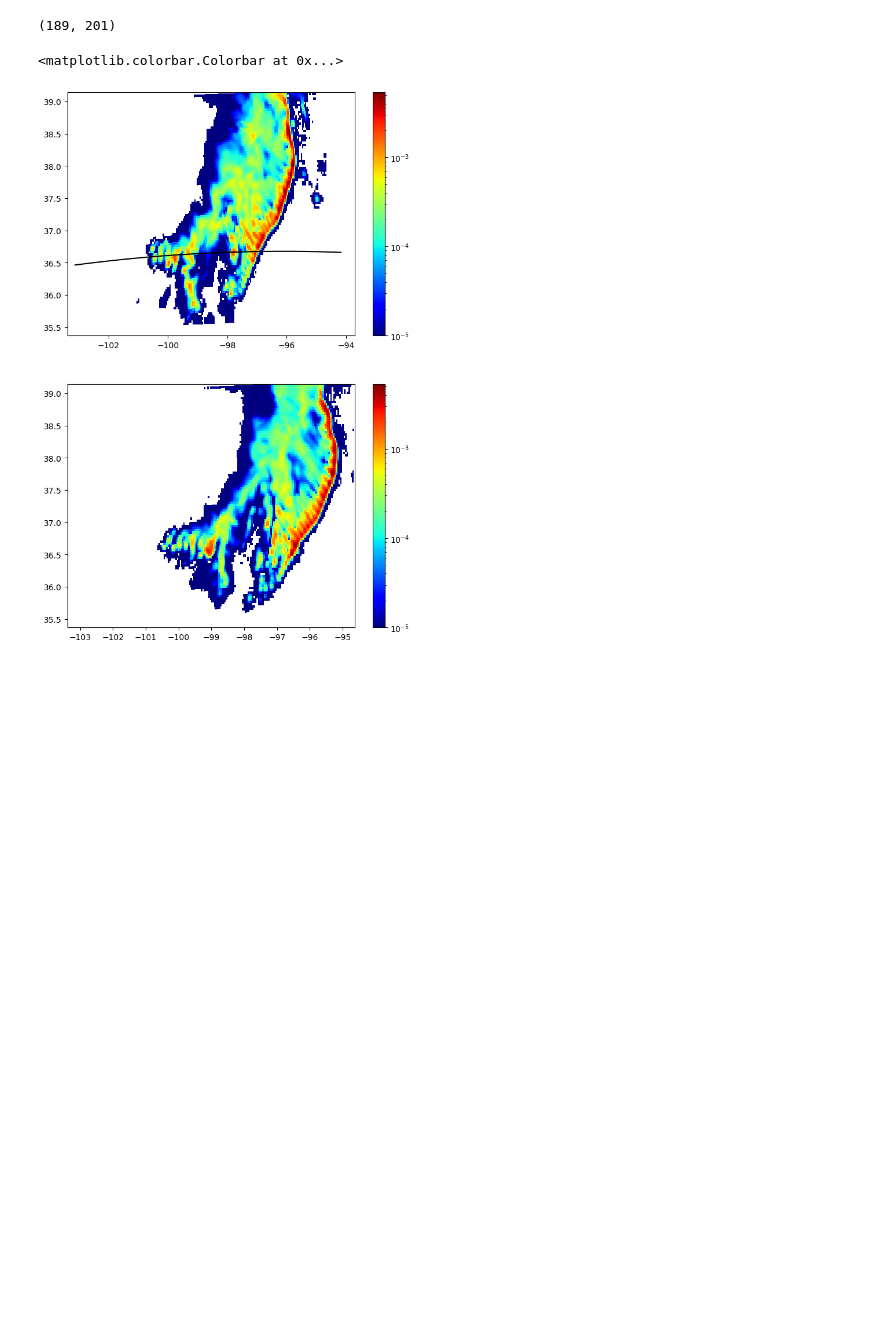
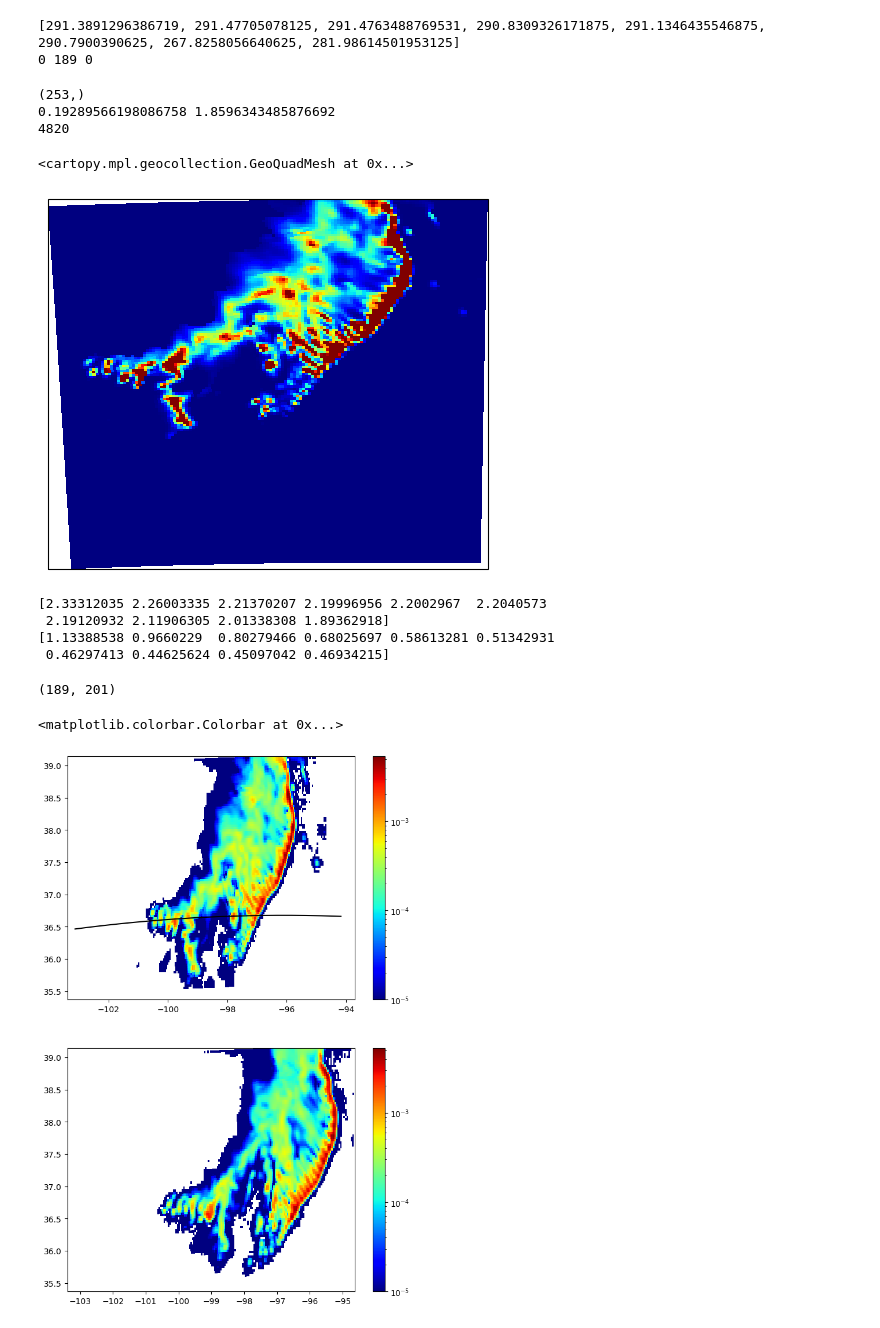
Before and after one commit to mgrecu35/tbDeconv, a Jupyter notebook: readWRF_P3.ipynb, the cells around one changed output. Cells and saved outputs as stored; diff of their text form; code cells hidden in the pictures; blank space fills up the shorter version.

```diff
--- a/readWRF_P3.ipynb
+++ b/readWRF_P3.ipynb
@@ -130,3 +209,50 @@ for i,j in zip(a[0],a[1]):
+# %%
+import xarray as xr
+
+kext3D=xr.DataArray(np.array(kext3D),dims=['nz','ny','nx','nfreq'],coords={'nfreq':[10.65,18.7,23.8,35.5,89,166,186,190],'ny':np.arange(ny),'nx':np.arange(nx),'nz':np.arange(nz80)})
+salb3D=xr.DataArray(np.array(salb3D),dims=['nz','ny','nx','nfreq'],coords={'nfreq':[10.65,18.7,23.8,35.5,89,166,186,190],'ny':np.arange(ny),'nx':np.arange(nx),'nz':np.arange(nz80)})
+asym3D=xr.DataArray(np.array(asym3D),dims=['nz','ny','nx','nfreq'],coords={'nfreq':[10.65,18.7,23.8,35.5,89,166,186,190],'ny':np.arange(ny),'nx':np.arange(nx),'nz':np.arange(nz80)})
+t3D=xr.DataArray(np.array(t3D),dims=['nz1','ny','nx'],coords={'ny':np.arange(ny),'nx':np.arange(nx),'nz1':np.arange(nz80+1)})
+
+piaKu2D=xr.DataArray(np.array(piaKu2D),dims=['ny','nx'],coords={'ny':np.arange(ny),'nx':np.arange(nx)})
+piaKa2D=xr.DataArray(np.array(piaKa2D),dims=['ny','nx'],coords={'ny':np.arange(ny),'nx':np.arange(nx)})
+xlon2D=xr.DataArray(np.array(xlon),dims=['ny','nx'],coords={'ny':np.arange(ny),'nx':np.arange(nx)})
+xlat2D=xr.DataArray(np.array(xlat),dims=['ny','nx'],coords={'ny':np.arange(ny),'nx':np.arange(nx)})
+#zKuSim=xr.DataArray(np.array(zKuSim),dims=['nz','ny','nx'],coords={'ny':np.arange(ny),'nx':np.arange(nx),'nz':np.arange(nz80)})
+#zKaSim=xr.DataArray(np.array(zKaSim),dims=['nz','ny','nx'],coords={'ny':np.arange(ny),'nx':np.arange(nx),'nz':np.arange(nz80)})
+#zKu_true=xr.DataArray(np.array(zKu_true),dims=['nz','ny','nx'],coords={'ny':np.arange(ny),'nx':np.arange(nx),'nz':np.arange(nz80)})
+#zKa_true=xr.DataArray(np.array(zKa_true),dims=['nz','ny','nx'],coords={'ny':np.arange(ny),'nx':np.arange(nx),'nz':np.arange(nz80)})
+
+ds=xr.Dataset({'kext':kext3D,'salb':salb3D,'asym':asym3D,'t':t3D,'piaKu':piaKu2D,'piaKa':piaKa2D,'xlon':xlon2D,'xlat':xlat2D})#,'zKuSim':zKuSim,'zKaSim':zKaSim,#'zKu_true':zKu_true,'zKa_true':zKa_true})
+#'zKuSim':{'zlib':True,'complevel':5},'zKaSim':{'zlib':True,'complevel':5},'zKu_true':{'zlib':True,'complevel':5},'zKa_true':{'zlib':True,'complevel':5}
+
+ds.to_netcdf('WRF_MCS_20180625_07:00_%2.2i.nc'%it,encoding={'kext':{'zlib':True,'complevel':5},'salb':{'zlib':True,'complevel':5},'asym':{'zlib':True,'complevel':5},'t':{'zlib':True,'complevel':5},'piaKu':{'zlib':True,'complevel':5},'piaKa':{'zlib':True,'complevel':5}})
+# %%
+print(tboutL)
+print(k1,j,i)
+# %% [output]
+[291.3891296386719, 291.47705078125, 291.4763488769531, 290.8309326171875, 291.1346435546875, 290.7900390625, 267.8258056640625, 281.98614501953125]
+0 189 0
+# %%
+print(lkTables.dms.shape)
+print(piaKu,piaKa)
+print(len(a[0]))
+ax=plt.axes(projection=ccrs.PlateCarree())
+plt.pcolormesh(xlon[40:,50:190],xlat[40:,50:190],piaKu2D[40:,50:190],cmap='jet',vmin=0,vmax=10)
+# %% [output]
+(253,)
+0.19289566198086758 1.8596343485876692
+4820
+<cartopy.mpl.geocollection.GeoQuadMesh at 0x...>
+[figure, added]
+# %%
+print(dmrain_1d[0:10])
+print(qrain_1d[0:10])
+# %% [output]
+[2.33312035 2.26003335 2.21370207 2.19996956 2.2002967  2.2040573
+ 2.19120932 2.11906305 2.01338308 1.89362918]
+[1.13388538 0.9660229  0.80279466 0.68025697 0.58613281 0.51342931
+ 0.46297413 0.44625624 0.45097042 0.46934215]
 # %%
 
 
```
Also changed, not shown: parts of 4 cells of this notebook, 5 other files.
